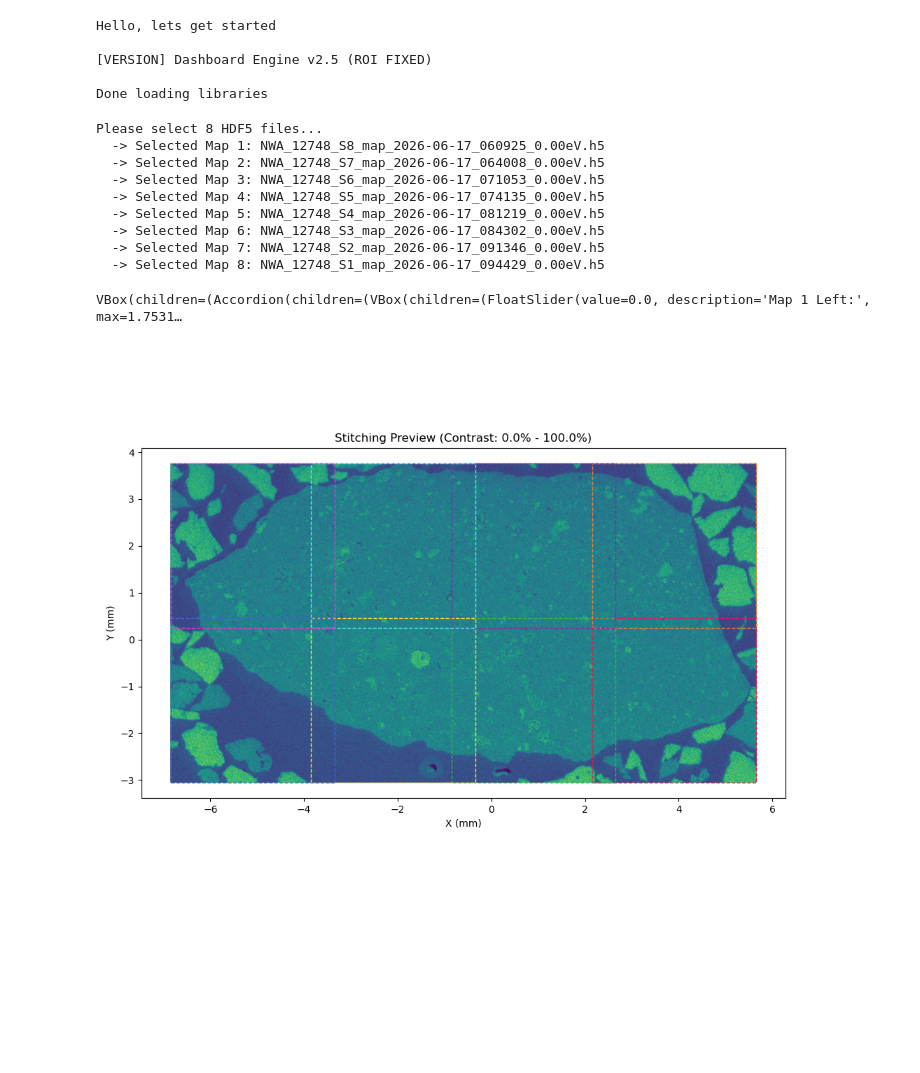
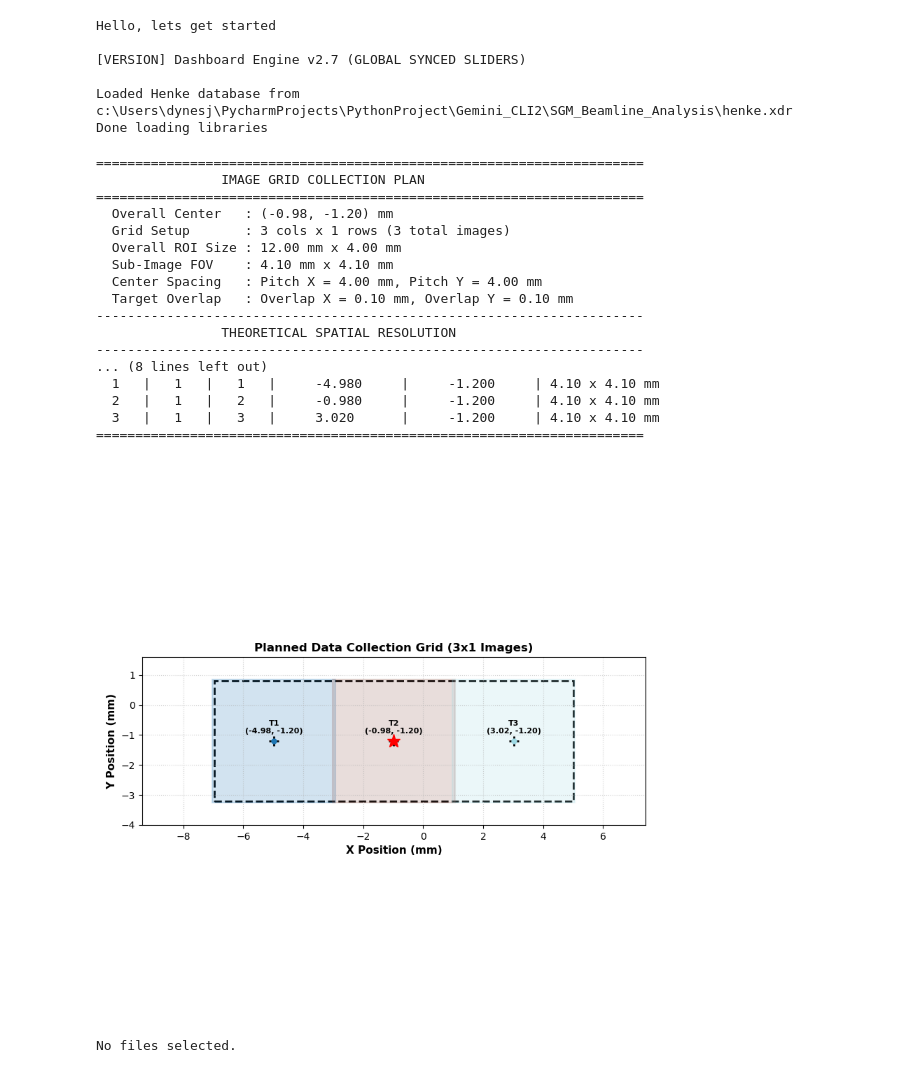
Before and after one commit to Beamlines-CanadianLightSource/SGM_Beamline_Analysis, a Jupyter notebook: SGM_BSky_Data_Analysis-4quad.ipynb, the cells around one changed output. Drawn from its saved outputs; the diff is of its cells as text; code cells hidden in the pictures; blank space fills up the shorter version.

Commit message:
Add staggered tile stitching modes, pixel-matched scatter sizing, post-Aug 12 2026 SDD positions, and updated guides/notebooks

```diff
--- a/SGM_BSky_Data_Analysis-4quad.ipynb
+++ b/SGM_BSky_Data_Analysis-4quad.ipynb
@@ -2,6 +2,11 @@
 #Loads scripts, libraries, etc.
 print('Hello, lets get started')
 %matplotlib widget
+import sys
+import os
+subdir = os.path.abspath('SGM_Beamline_Analysis')
+if os.path.exists(subdir) and subdir not in sys.path:
+    sys.path.insert(0, subdir)
 import importlib
 import PyMca5
 import os
@@ -26,6 +31,11 @@ from pca_stack_analysis import pca_stack_analysis
 from cluster_pca_spectra import cluster_pca_spectra
 from pca_xanes_analysis import pca_xanes_analysis
 from cluster_xanes_analysis import cluster_xanes_analysis
+from stitching_utils import read_stitching_trim_info
+from stitching_utils import check_stitching_gaps
+
+
+from stitching_utils import calculate_grid_tile_positions, plot_grid_tile_positions
 os.environ["KMP_DUPLICATE_LIB_OK"] = "True"
 os.environ["OMP_NUM_THREADS"] = "2"
 
@@ -33,21 +43,46 @@ print('Done loading libraries')
 # %% [output]
 Hello, lets get started
 
-[VERSION] Dashboard Engine v2.5 (ROI FIXED)
+[VERSION] Dashboard Engine v2.7 (GLOBAL SYNCED SLIDERS)
 
+Loaded Henke database from c:\Users\dynesj\PycharmProjects\PythonProject\Gemini_CLI2\SGM_Beamline_Analysis\henke.xdr
 Done loading libraries
+# %%
+# Determines center positions for individual images and theoretcial spatial resolution
+grid_plan = calculate_grid_tile_positions(
+    pixels_per_tile=(349,349), # determined from maximum points per map
+    overall_center=(-0.98, -1.2), # Center of overall region
+    grid_size=(3, 1),          # (N_cols, N_rows)
+    overlap=0.1,               # Overlap in mm
+    overall_size=(12, 4.0),    # Target ROI size (mm)
+    plot=True                  # plots figure
+
+)
+# %% [output]
+======================================================================
+                IMAGE GRID COLLECTION PLAN
+======================================================================
+  Overall Center   : (-0.98, -1.20) mm
+  Grid Setup       : 3 cols x 1 rows (3 total images)
+  Overall ROI Size : 12.00 mm x 4.00 mm
+  Sub-Image FOV    : 4.10 mm x 4.10 mm
+  Center Spacing   : Pitch X = 4.00 mm, Pitch Y = 4.00 mm
+  Target Overlap   : Overlap X = 0.10 mm, Overlap Y = 0.10 mm
+----------------------------------------------------------------------
+                THEORETICAL SPATIAL RESOLUTION
+----------------------------------------------------------------------
+... (8 lines left out)
+  1   |   1   |   1   |     -4.980     |     -1.200     | 4.10 x 4.10 mm
+  2   |   1   |   2   |     -0.980     |     -1.200     | 4.10 x 4.10 mm
+  3   |   1   |   3   |     3.020      |     -1.200     | 4.10 x 4.10 mm
+======================================================================
+[figure, added]
 # %%
 # This will stitch up to 10 images together.
-stitched_h5=interactive_stitching_trim()
+# Recommended that trim both X and Y axis
+# Takes time (e.g., > 10 mins) to trim and stitch trimmed images together- indicates in the console when "starting stitching with selected trims"
+# When done stitching will ask for a folder to store the processed image in-will not overwrite an existing folder with the same name
+# When the "Baked Stitched Image" is finshing saving will indicate it in the console
+stitched_h5=interactive_stitching_trim(auto_trim=False)
 # %% [output]
-Please select 8 HDF5 files...
-  -> Selected Map 1: NWA_12748_S8_map_2026-06-17_060925_0.00eV.h5
-  -> Selected Map 2: NWA_12748_S7_map_2026-06-17_064008_0.00eV.h5
-  -> Selected Map 3: NWA_12748_S6_map_2026-06-17_071053_0.00eV.h5
-  -> Selected Map 4: NWA_12748_S5_map_2026-06-17_074135_0.00eV.h5
-  -> Selected Map 5: NWA_12748_S4_map_2026-06-17_081219_0.00eV.h5
-  -> Selected Map 6: NWA_12748_S3_map_2026-06-17_084302_0.00eV.h5
-  -> Selected Map 7: NWA_12748_S2_map_2026-06-17_091346_0.00eV.h5
-  -> Selected Map 8: NWA_12748_S1_map_2026-06-17_094429_0.00eV.h5
+No files selected.
-VBox(children=(Accordion(children=(VBox(children=(FloatSlider(value=0.0, description='Map 1 Left:', max=1.7531…
-[figure, removed]
```
Also changed, not shown: parts of 6 cells of this notebook, 15 other files.
